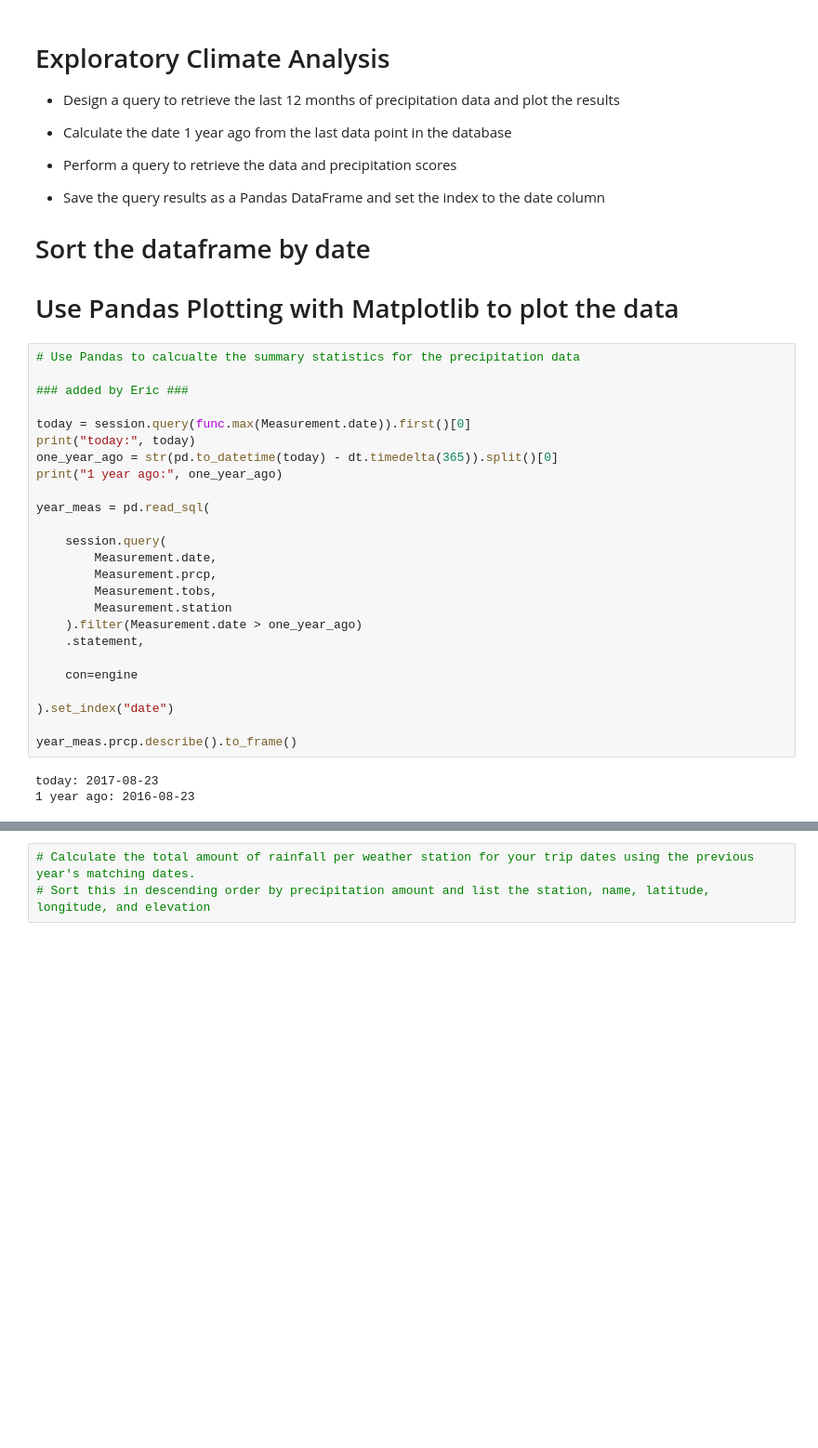
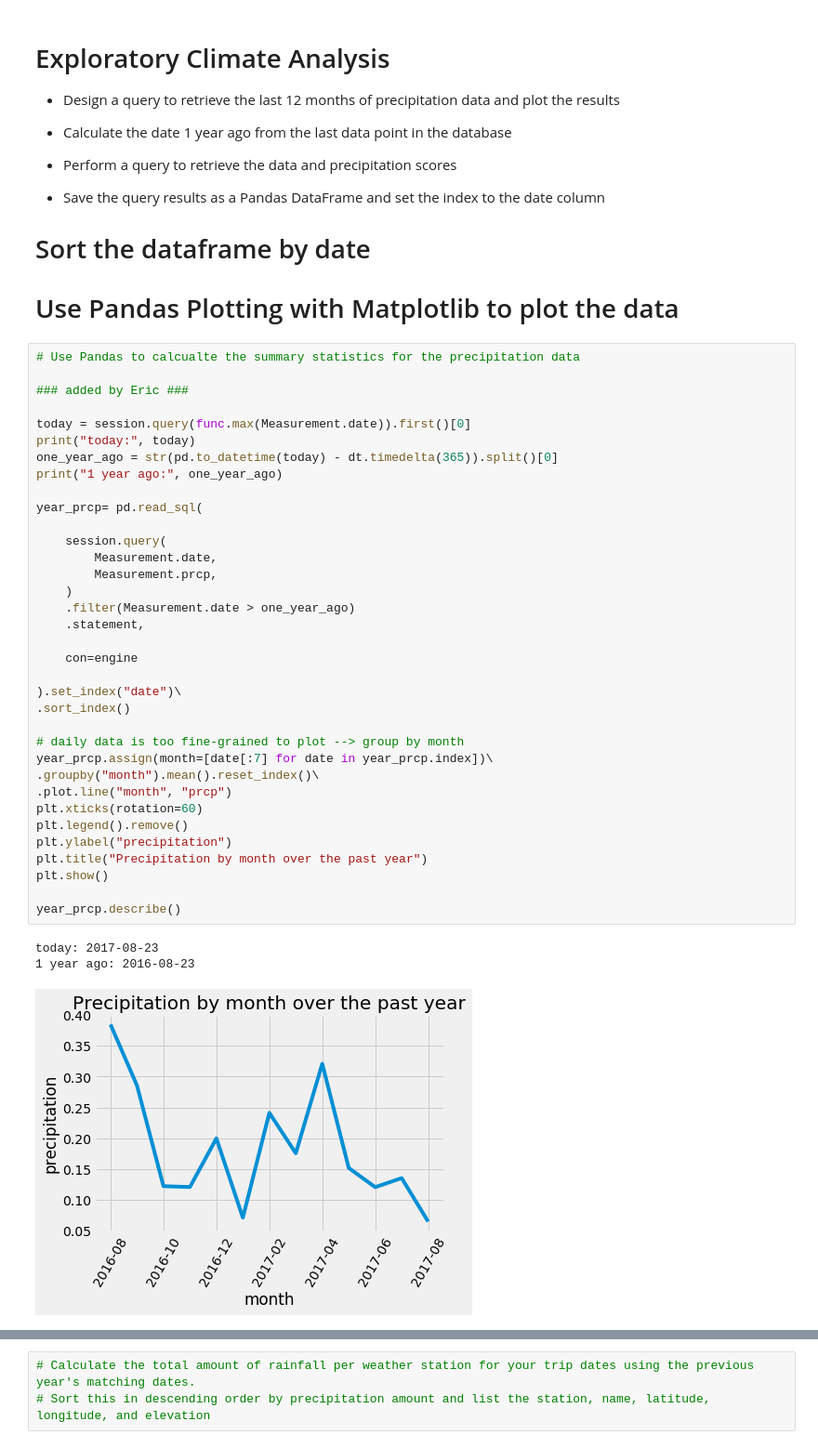
Before and after one commit to eanord4/sqlalchemy-challenge, a Jupyter notebook: climate_analysis.ipynb, the cells around one changed output, grey strips where cells are left out. Shown: that part at 93% size. Drawn from its saved outputs; the diff is of its cells as text; blank space fills up the shorter version.

```diff
--- a/climate_analysis.ipynb
+++ b/climate_analysis.ipynb
@@ -57,31 +57,42 @@ session = Session(engine)
 # %%
 # Use Pandas to calcualte the summary statistics for the precipitation data
 
 ### added by Eric ###
 
 today = session.query(func.max(Measurement.date)).first()[0]
 print("today:", today)
 one_year_ago = str(pd.to_datetime(today) - dt.timedelta(365)).split()[0]
 print("1 year ago:", one_year_ago)
 
-year_meas = pd.read_sql(
+year_prcp= pd.read_sql(
 
     session.query(
         Measurement.date,
         Measurement.prcp,
-        Measurement.tobs,
-        Measurement.station
-    ).filter(Measurement.date > one_year_ago)
+    )
+    .filter(Measurement.date > one_year_ago)
     .statement,
 
     con=engine
 
-).set_index("date")
+).set_index("date")\
+.sort_index()
 
-year_meas.prcp.describe().to_frame()
+# daily data is too fine-grained to plot --> group by month
+year_prcp.assign(month=[date[:7] for date in year_prcp.index])\
+.groupby("month").mean().reset_index()\
+.plot.line("month", "prcp")
+plt.xticks(rotation=60)
+plt.legend().remove()
+plt.ylabel("precipitation")
+plt.title("Precipitation by month over the past year")
+plt.show()
+
+year_prcp.describe()
 # %% [output]
 today: 2017-08-23
 1 year ago: 2016-08-23
+[figure, added]
 |  | prcp |
 | count | 2015.000000 |
 | mean | 0.176462 |
```
Also changed, not shown: parts of 8 cells of this notebook, 10 other files.
